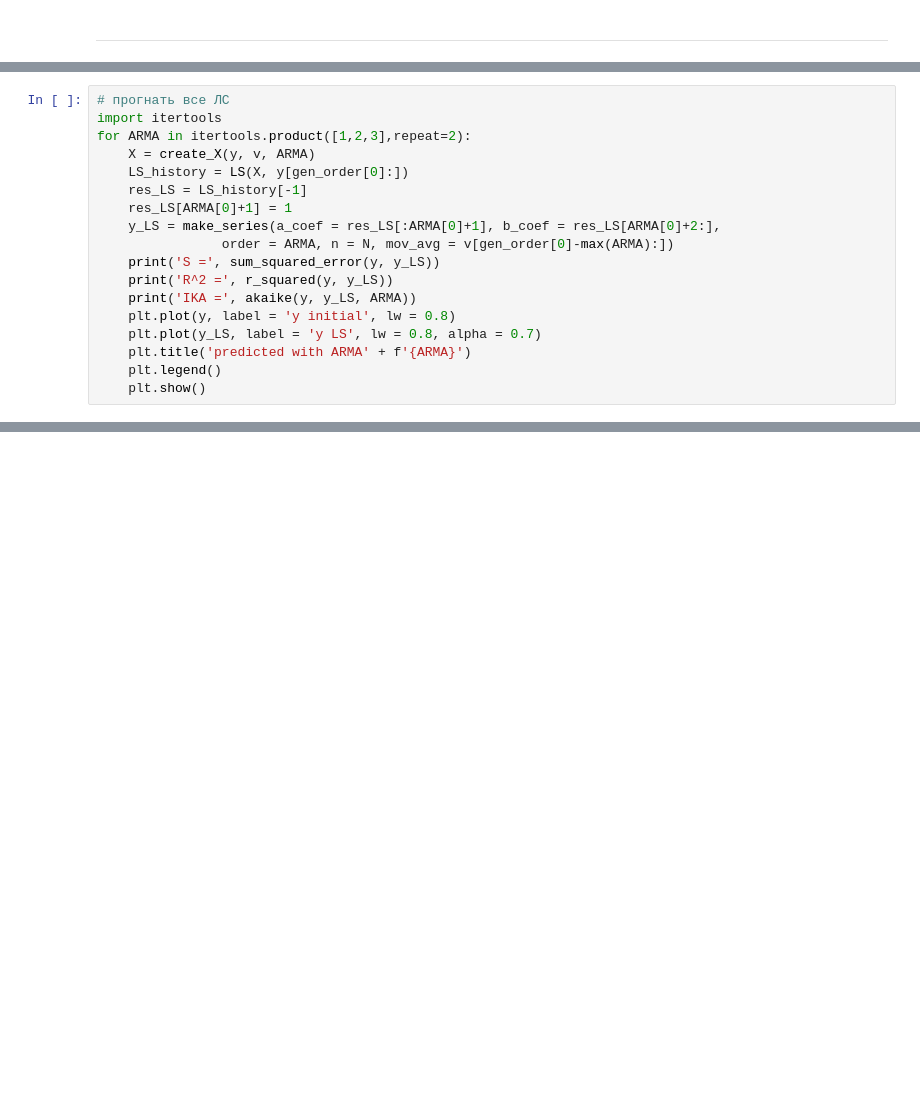
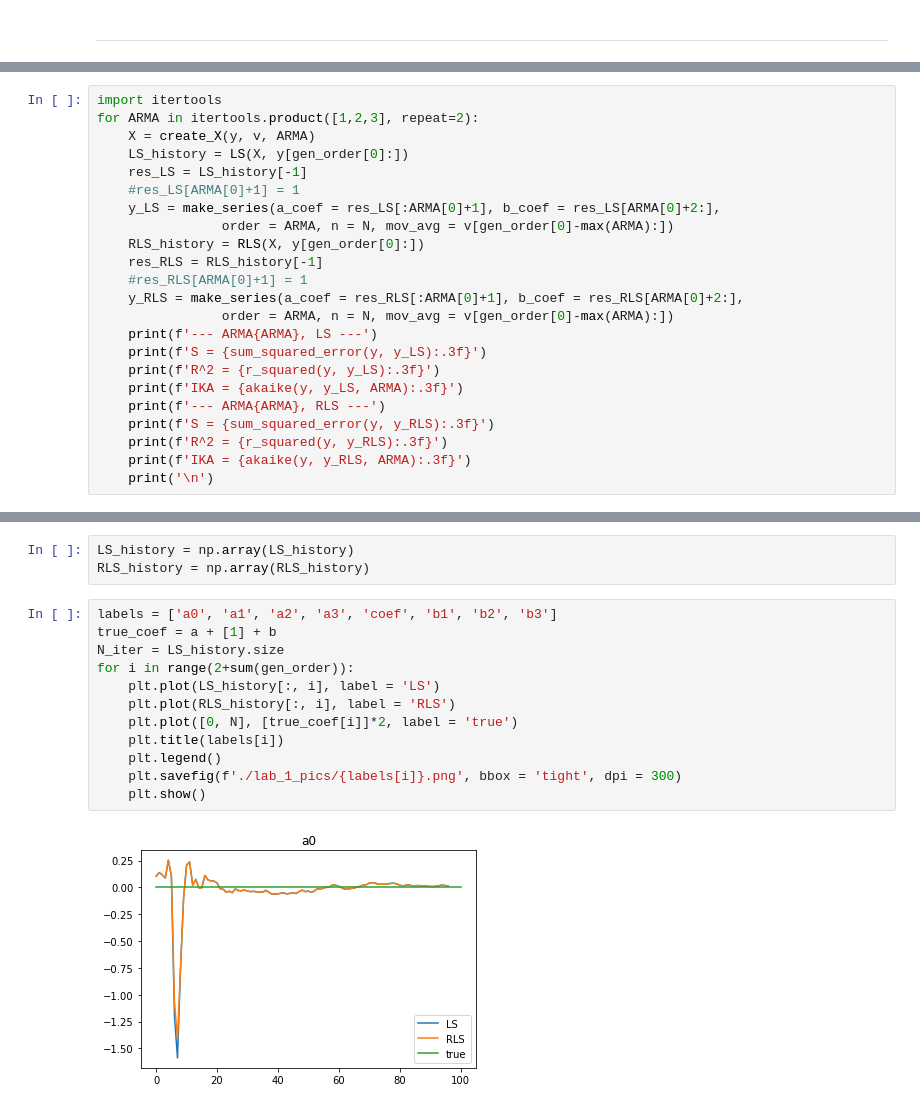
Before and after one commit to andrii0yerko/timeseries_iasa, a Jupyter notebook: lab1.ipynb, the cells around one changed output, grey strips where cells are left out. Saved outputs shown, nothing was run; the diff lists cells and outputs as text; blank space fills up the shorter version.

```diff
--- a/lab1.ipynb
+++ b/lab1.ipynb
@@ -204,19 +201,24 @@ plt.legend()
 # %%
-# прогнать все ЛС
 import itertools
-for ARMA in itertools.product([1,2,3],repeat=2):
+for ARMA in itertools.product([1,2,3], repeat=2):
     X = create_X(y, v, ARMA)
     LS_history = LS(X, y[gen_order[0]:])
     res_LS = LS_history[-1]
-    res_LS[ARMA[0]+1] = 1
+    #res_LS[ARMA[0]+1] = 1
     y_LS = make_series(a_coef = res_LS[:ARMA[0]+1], b_coef = res_LS[ARMA[0]+2:],
                 order = ARMA, n = N, mov_avg = v[gen_order[0]-max(ARMA):])
-    print('S =', sum_squared_error(y, y_LS))
-    print('R^2 =', r_squared(y, y_LS))
-    print('IKA =', akaike(y, y_LS, ARMA))
-    plt.plot(y, label = 'y initial', lw = 0.8)
-    plt.plot(y_LS, label = 'y LS', lw = 0.8, alpha = 0.7)
-    plt.title('predicted with ARMA' + f'{ARMA}')
-    plt.legend()
-    plt.show()
+    RLS_history = RLS(X, y[gen_order[0]:])
+    res_RLS = RLS_history[-1]
+    #res_RLS[ARMA[0]+1] = 1
+    y_RLS = make_series(a_coef = res_RLS[:ARMA[0]+1], b_coef = res_RLS[ARMA[0]+2:],
+                order = ARMA, n = N, mov_avg = v[gen_order[0]-max(ARMA):])
+    print(f'--- ARMA{ARMA}, LS ---')
+    print(f'S = {sum_squared_error(y, y_LS):.3f}')
+    print(f'R^2 = {r_squared(y, y_LS):.3f}')
+    print(f'IKA = {akaike(y, y_LS, ARMA):.3f}')
+    print(f'--- ARMA{ARMA}, RLS ---')
+    print(f'S = {sum_squared_error(y, y_RLS):.3f}')
+    print(f'R^2 = {r_squared(y, y_RLS):.3f}')
+    print(f'IKA = {akaike(y, y_RLS, ARMA):.3f}')
+    print('\n')
 # %% [output]
@@ -247,0 +242,17 @@ IKA = 364.79981054031447
+# %%
+LS_history = np.array(LS_history)
+RLS_history = np.array(RLS_history)
+# %%
+labels = ['a0', 'a1', 'a2', 'a3', 'coef', 'b1', 'b2', 'b3']
+true_coef = a + [1] + b
+N_iter = LS_history.size
+for i in range(2+sum(gen_order)):
+    plt.plot(LS_history[:, i], label = 'LS')
+    plt.plot(RLS_history[:, i], label = 'RLS')
+    plt.plot([0, N], [true_coef[i]]*2, label = 'true')
+    plt.title(labels[i])
+    plt.legend()
+    plt.savefig(f'./lab_1_pics/{labels[i]}.png', bbox = 'tight', dpi = 300)
+    plt.show()
+# %% [output]
+[figure, added]
```
Also changed, not shown: parts of 15 cells of this notebook.
